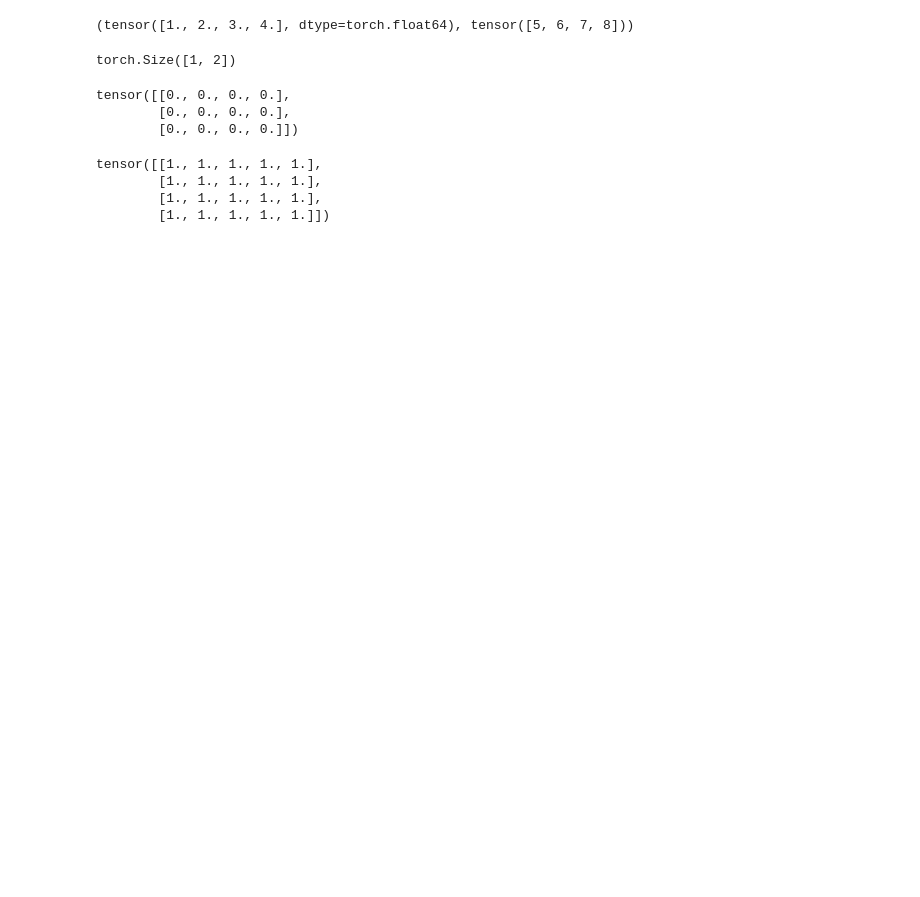
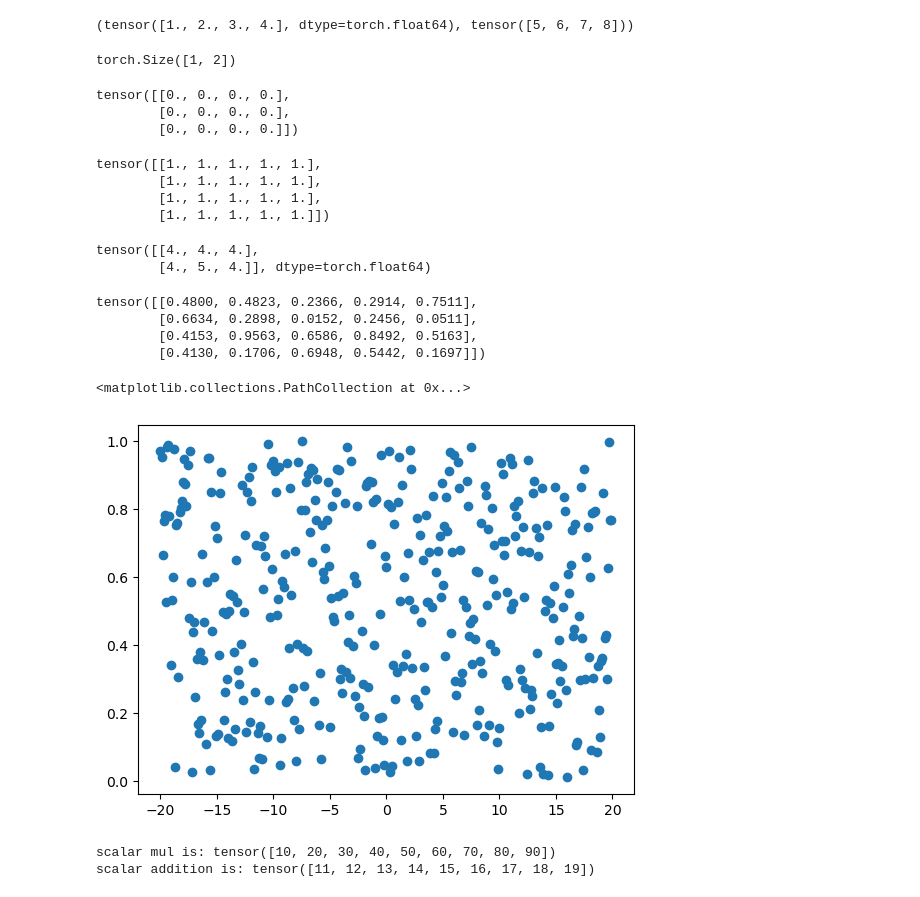
Before and after one commit to BorhanPetgar/ModernCV, a Jupyter notebook: 1/torch_review.ipynb, the cells around one changed output. Drawn from its saved outputs; the diff is of its cells as text; code cells hidden in the pictures; blank space fills up the shorter version.

```diff
--- a/1/torch_review.ipynb
+++ b/1/torch_review.ipynb
@@ -24,3 +24,31 @@ tensor([[1., 1., 1., 1., 1.],
         [1., 1., 1., 1., 1.],
         [1., 1., 1., 1., 1.],
         [1., 1., 1., 1., 1.]])
+# %%
+torch.randint(low=4, high=7, size=(2, 3), dtype=torch.float64)
+# %% [output]
+tensor([[4., 4., 4.],
+        [4., 5., 4.]], dtype=torch.float64)
+# %%
+torch.rand(4, 5)
+# %% [output]
+tensor([[0.4800, 0.4823, 0.2366, 0.2914, 0.7511],
+        [0.6634, 0.2898, 0.0152, 0.2456, 0.0511],
+        [0.4153, 0.9563, 0.6586, 0.8492, 0.5163],
+        [0.4130, 0.1706, 0.6948, 0.5442, 0.1697]])
+# %%
+import matplotlib.pyplot as plt
+
+x = torch.arange(-20,20,0.1, )
+y = torch.rand(len(x))
+plt.scatter(x, y)
+# %% [output]
+<matplotlib.collections.PathCollection at 0x...>
+[figure, added]
+# %%
+x = torch.arange(1, 10, 1)
+print(f'scalar mul is: {x * 10}')
+print(f'scalar addition is: {x + 10}')
+# %% [output]
+scalar mul is: tensor([10, 20, 30, 40, 50, 60, 70, 80, 90])
+scalar addition is: tensor([11, 12, 13, 14, 15, 16, 17, 18, 19])
```
Also changed, not shown: 1 other file.
